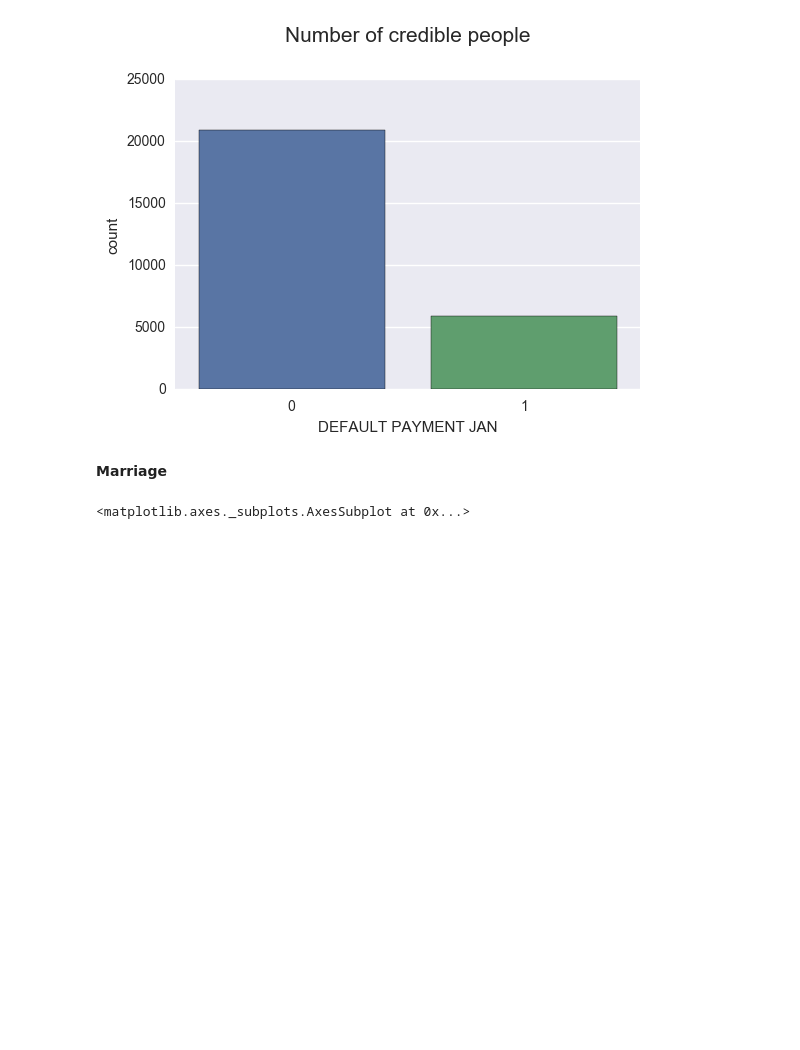
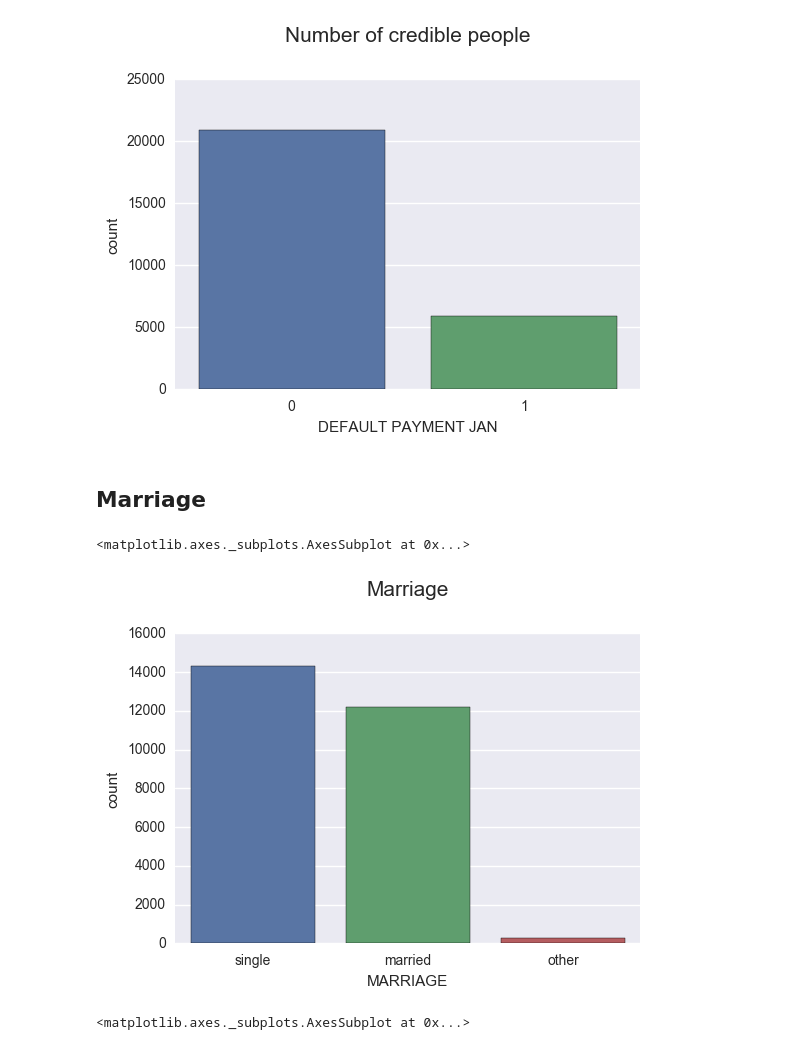
Before and after one commit to pietrodimarco91/Machine-Learning-Project-Loan-Default-Prediction, a Jupyter notebook: DataExplorationCarmen.ipynb, the cells around one changed output. Saved outputs shown, nothing was run; the diff lists cells and outputs as text; code cells hidden in the pictures; blank space fills up the shorter version.

```diff
--- a/DataExplorationCarmen.ipynb
+++ b/DataExplorationCarmen.ipynb
@@ -10,8 +18,7 @@ import scipy.stats as stats
 # %%
-train=pd.read_csv('./data/train_clean.csv')
+train=pd.read_csv('./data/train_clean_c.csv')
 train.info()
-train.head(10
-          )
+train.head(10)
 # %% [output]
 <class 'pandas.core.frame.DataFrame'>
 RangeIndex: 26884 entries, 0 to 26883
@@ -88,3 +95,10 @@ Similar to a Gaussian distribution, for the moment we only keep track of the mis
+# %%
+train["BIRTH_DATE"]=train["AGE"]
+train["BIRTH_DATE"]=train["BIRTH_DATE"].replace("nan",notNanAge_mean)
+train=train.drop("AGE",1)
+
+train["BIRTH_DATE"]=train["BIRTH_DATE"].astype(float)
+train["BIRTH_DATE"]=train["BIRTH_DATE"].astype(int)
 # %% [markdown]
 __Default Payment__
 # %%
@@ -93,8 +107,14 @@ sns.countplot('DEFAULT PAYMENT JAN', data=train)
 # %% [output]
 <matplotlib.axes._subplots.AxesSubplot at 0x...>
 [figure]
-# %% [markdown]
-__Marriage__
+# %% [markdown]
+## Marriage
+# %%
+plt.title('Marriage', size=15, y=1.1)
+sns.countplot(x ='MARRIAGE', data=train)
+# %% [output]
+<matplotlib.axes._subplots.AxesSubplot at 0x...>
+[figure, added]
 # %%
 plt.title('Credible people count between social status', size=20, y=1.1)
 sns.countplot(x = 'DEFAULT PAYMENT JAN', hue='MARRIAGE', data=train)
```
Also changed, not shown: parts of 47 cells of this notebook.
